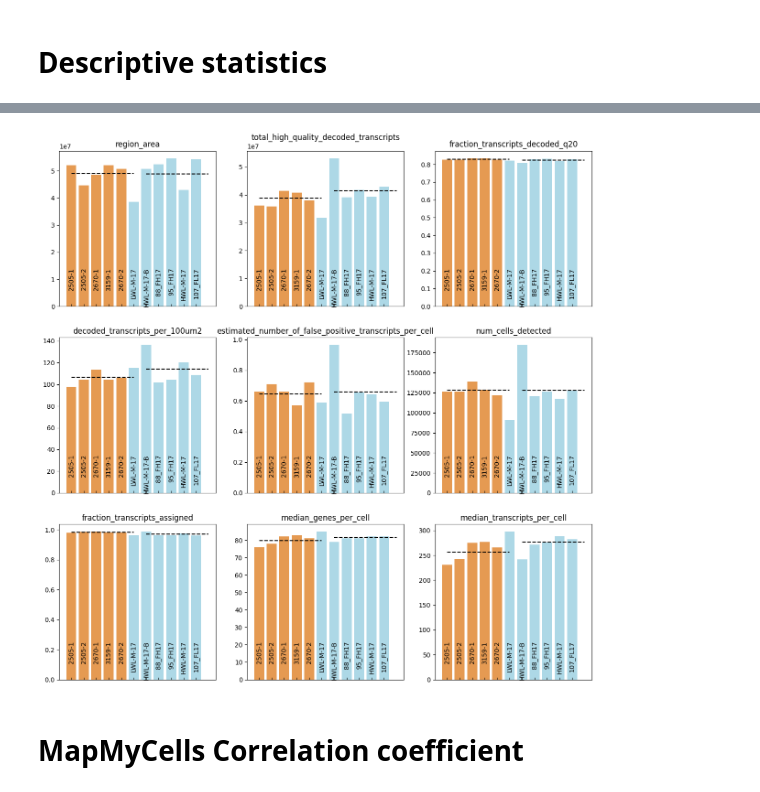
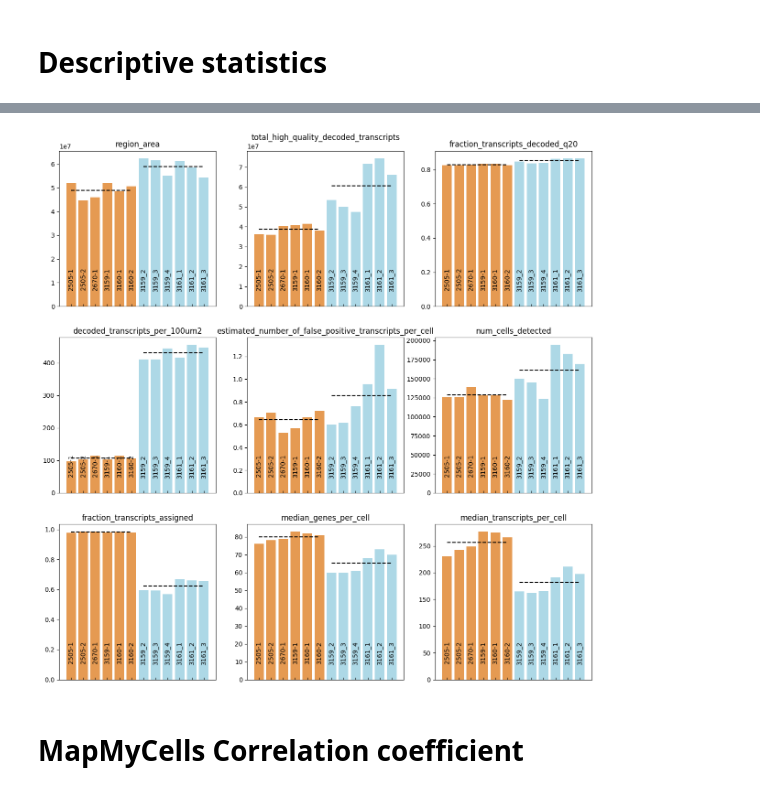
Before and after one commit to Carboneinerte/Xenium-workflow, a Jupyter notebook: Quality_control.ipynb, the cells around one changed output, grey strips where cells are left out. Drawn from its saved outputs; the diff is of its cells as text; code cells hidden in the pictures.

Commit message:
bug fix quality control + improved memory efficient parquet import

```diff
--- a/Quality_control.ipynb
+++ b/Quality_control.ipynb
@@ -38,19 +38,28 @@ path_to_data_coro = 'I:\Xenium\Laura\coronal'
 # path_to_data_IGM = 'D:\Xenium'
 # run_name = 'circa4'
 
-samples_ids = ["2505-1", "2505-2", "2670-1","3159-1","3160-1", "3160-2",
-               # "3159-2","3159-3","3159-4","3161-1","3161-2", "3161-3"
+samples_ids = ["2505-1", "2505-2", "2670-1","3159-1","3160-1","3160-2",
+               "3159-2","3159-3","3159-4","3161-1","3161-2", "3161-3"
               ]
 run_name = 'brain-panel'
-path_to_data_1 = 'I:\Xenium\Hugo'
+path_to_data_1 = 'D:\Xenium'
+
+samples_ids_run1 = ["2505-1", "2505-2", "2670-1","3159-1","3160-1","3160-2"]
+samples_ids_run2 = ["3159-2","3159-3","3159-4","3161-1","3161-2", "3161-3"]
+run_name = 'brain-panel'
+
 
 # samples_ids_arteries_CTRL = ["CTRL_1_feb", "CTRL_1_LJI", "CTRL_2_LJI"]
 # samples_ids_arteries_GCA =  ["GCA_1_feb", "GCA_1_LJI", "GCA_2_LJI"]
 # run_name = 'arteries-core'
 
 
+samples_ids = ['FF_Mouse_Brain_MultiSection_1_outs', 'FF_Mouse_Brain_MultiSection_2_outs',
+             'FFPE_wildtype_13_4_months_outs', 'Xenium_V1_mouse_Colon_FF_outs']
+path_to_data = 'H:\\FF10x_brain'
 
-path_to_data = 'D:\Xenium'
+
+# path_to_data = 'D:\Xenium'
 # path_to_data = 'H:\\arteries'
 path_to_plot = 'Gallery'
 
@@ -73,16 +82,16 @@ NameError: name 'samples_ids_arteries' is not defined
 # %%
-from quality_control import desc_metrics_double
+from module.quality_control import desc_metrics_double
 
-desc_metrics_double(samples_ids_1 = samples_ids,
-                    samples_ids_2= samples_ids_coro,
+desc_metrics_double(samples_ids_1 = samples_ids_run1,
+                    samples_ids_2= samples_ids_run2,
              path_to_data_1 = path_to_data_1,
-             path_to_data_2= path_to_data_coro,
+             path_to_data_2= path_to_data_1,
              run_name = run_name,
              reference = False,
              path_to_plot= path_to_plot,
-             save_plot=True)
+             save_plot=False)
 # %% [output]
-[figure, old version]
+[figure, new version]
 # %% [markdown]
 # MapMyCells Correlation coefficient
 # %%
```
Also changed, not shown: parts of 1 cell of this notebook, 2 other files.
